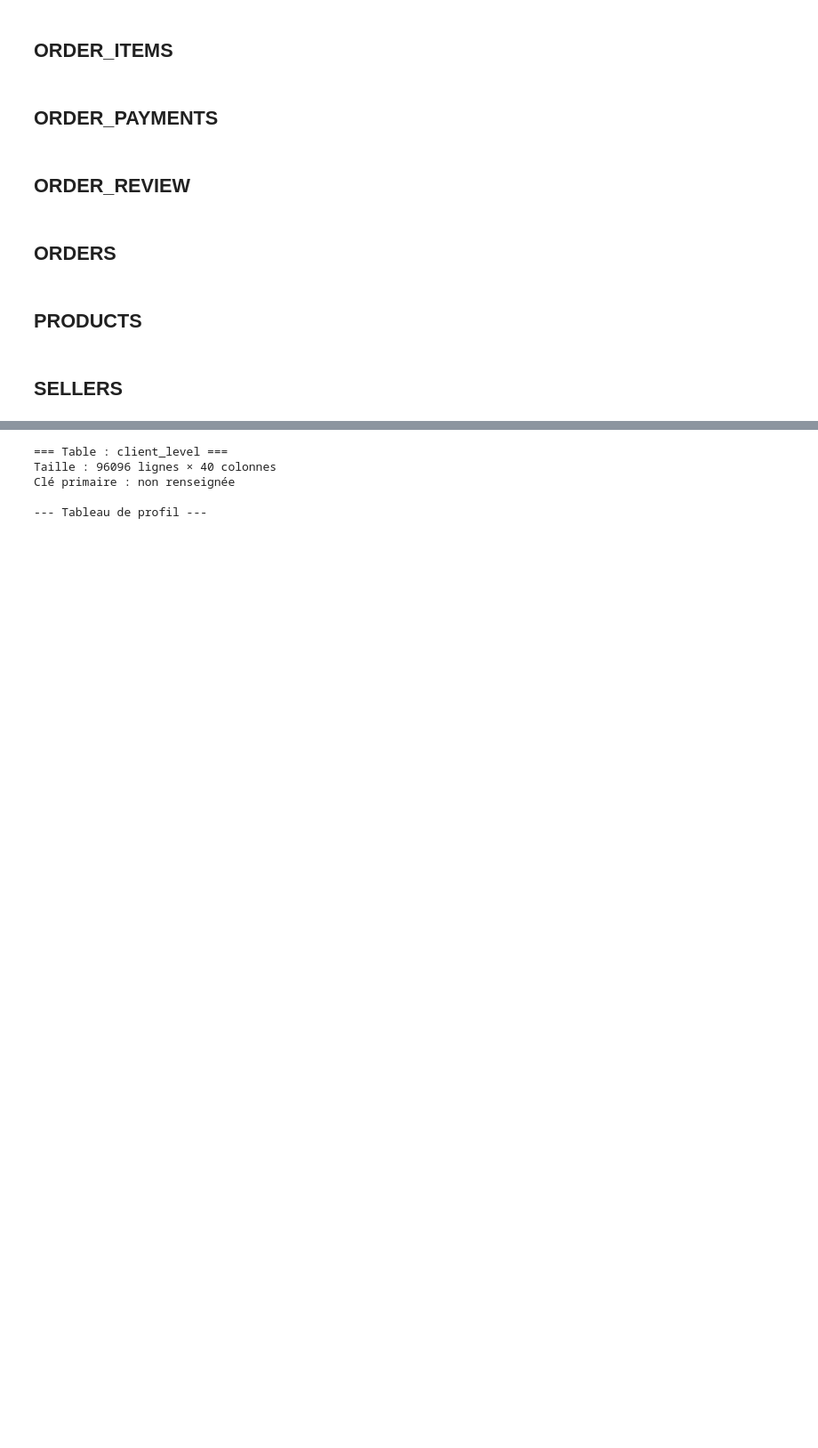
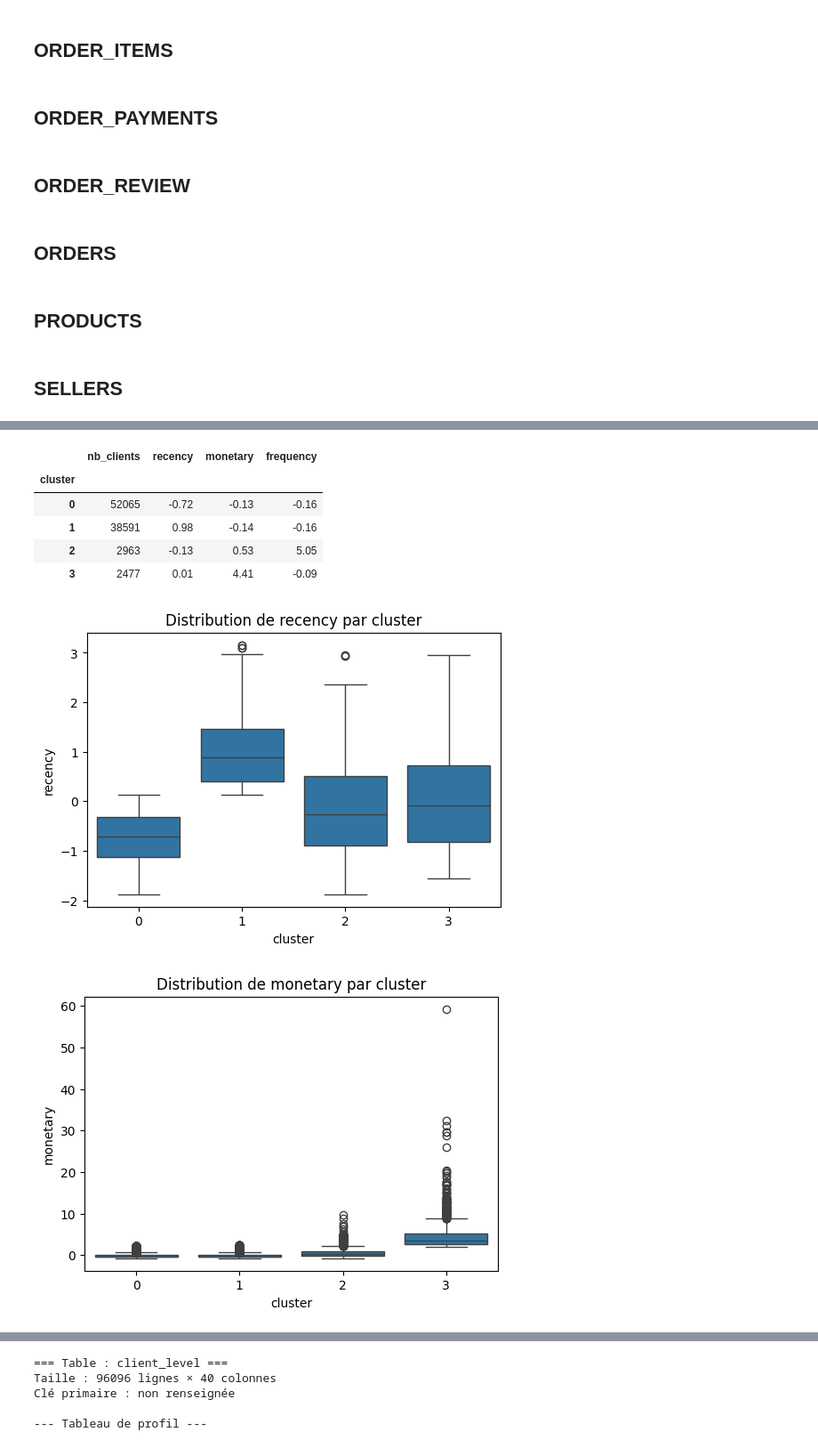
Before and after one commit to tpedCode/P05, a Jupyter notebook: notebooks/Barret_Marjorie_Notebook_P5_2511.ipynb, the cells around one changed output, grey strips where cells are left out. Shown at 89% size. Saved outputs shown, nothing was run; the diff lists cells and outputs as text; code cells hidden in the pictures; blank space fills up the shorter version.

```diff
--- a/notebooks/Barret_Marjorie_Notebook_P5_2511.ipynb
+++ b/notebooks/Barret_Marjorie_Notebook_P5_2511.ipynb
@@ -431,0 +798,44 @@ orders[cols_to_convert_orders] = orders[cols_to_convert_orders].apply(
+# %%
+# ==============================
+# INTERPRÉTATION DES CLUSTERS
+# ==============================
+
+# --- Colonnes continues pour interprétation ---
+cols_continuous = ['recency', 'monetary', 'frequency']
+
+# --- Vérifier que toutes les colonnes existent ---
+cols_continuous = [c for c in cols_continuous if c in df_k_means_v1.columns]
+
+# ==============================
+# Tableau résumé moyen + taille clusters
+# ==============================
+cluster_summary = df_k_means_v1.groupby('cluster')[cols_continuous].mean()
+cluster_summary['nb_clients'] = df_k_means_v1.groupby('cluster').size()
+
+# Réorganiser colonnes pour lisibilité
+cols_order = ['nb_clients'] + cols_continuous
+cluster_summary = cluster_summary[cols_order].round(2)
+
+# Affichage trié par taille de cluster
+display(cluster_summary.sort_values('nb_clients', ascending=False))
+
+# ==============================
+# Boxplots pour visualisation des features clés
+# ==============================
+features_to_plot = ['recency', 'monetary', 'frequency']
+features_to_plot = [f for f in features_to_plot if f in df_k_means_v1.columns]
+
+for feature in features_to_plot:
+    plt.figure(figsize=(6,4))
+    sns.boxplot(x='cluster', y=feature, data=df_k_means_v1)
+    plt.title(f"Distribution de {feature} par cluster")
+    plt.show()
+# %% [output]
+|  | nb_clients | recency | monetary | frequency |
+| cluster |  |  |  |  |
+| 0 | 52065 | -0.72 | -0.13 | -0.16 |
+| 1 | 38591 | 0.98 | -0.14 | -0.16 |
+| 2 | 2963 | -0.13 | 0.53 | 5.05 |
+| 3 | 2477 | 0.01 | 4.41 | -0.09 |
+[figure, added]
+[figure, added]
```
Also changed, not shown: parts of 25 cells of this notebook.
